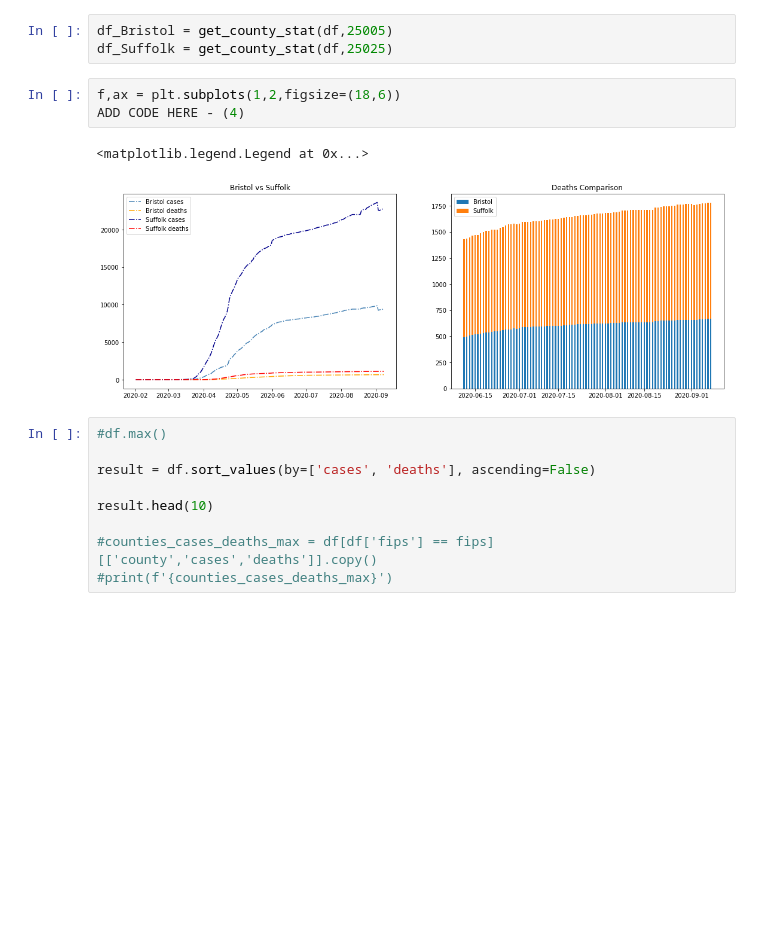
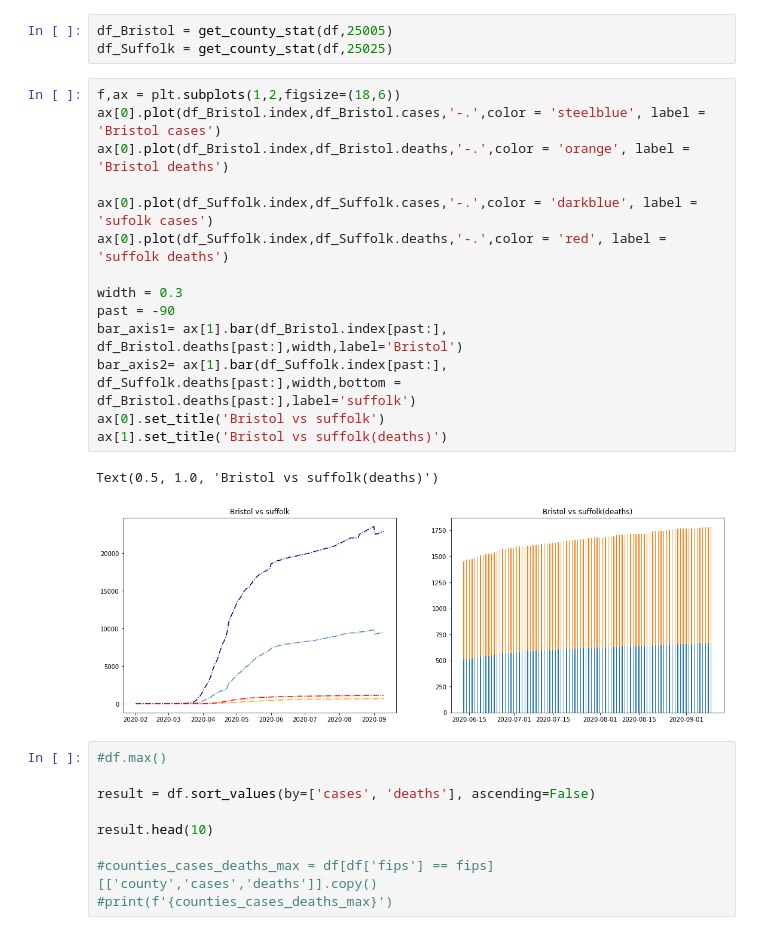
Before and after one commit to alekyapopuri96/DataVizFall2020_Colab, a Jupyter notebook: Class_Activity_Lec03.ipynb, the cells around one changed output. Cells and saved outputs as stored; diff of their text form; blank space fills up the shorter version.

```diff
--- a/Class_Activity_Lec03.ipynb
+++ b/Class_Activity_Lec03.ipynb
@@ -69,12 +70,23 @@ get_county_stat(df,fips_for_bristol).head()
 # %%
 df_Bristol = get_county_stat(df,25005)
 df_Suffolk = get_county_stat(df,25025)
-# %%
-f,ax = plt.subplots(1,2,figsize=(18,6))
-ADD CODE HERE - (4)
-# %% [output]
-<matplotlib.legend.Legend at 0x...>
-[figure, removed]
+# %%
+f,ax = plt.subplots(1,2,figsize=(18,6))
+ax[0].plot(df_Bristol.index,df_Bristol.cases,'-.',color = 'steelblue', label = 'Bristol cases')
+ax[0].plot(df_Bristol.index,df_Bristol.deaths,'-.',color = 'orange', label = 'Bristol deaths')
+
+ax[0].plot(df_Suffolk.index,df_Suffolk.cases,'-.',color = 'darkblue', label = 'sufolk cases')
+ax[0].plot(df_Suffolk.index,df_Suffolk.deaths,'-.',color = 'red', label = 'suffolk deaths')
+
+width = 0.3
+past = -90
+bar_axis1= ax[1].bar(df_Bristol.index[past:], df_Bristol.deaths[past:],width,label='Bristol')
+bar_axis2= ax[1].bar(df_Suffolk.index[past:], df_Suffolk.deaths[past:],width,bottom = df_Bristol.deaths[past:],label='suffolk')
+ax[0].set_title('Bristol vs suffolk')
+ax[1].set_title('Bristol vs suffolk(deaths)')
+# %% [output]
+Text(0.5, 1.0, 'Bristol vs suffolk(deaths)')
+[figure, added]
 # %%
 #df.max()
 
```
Also changed, not shown: parts of 3 cells of this notebook.
